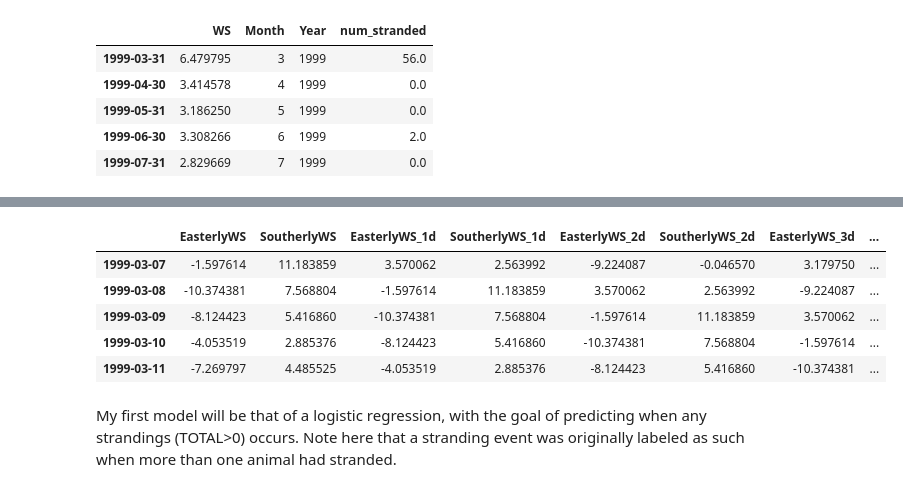
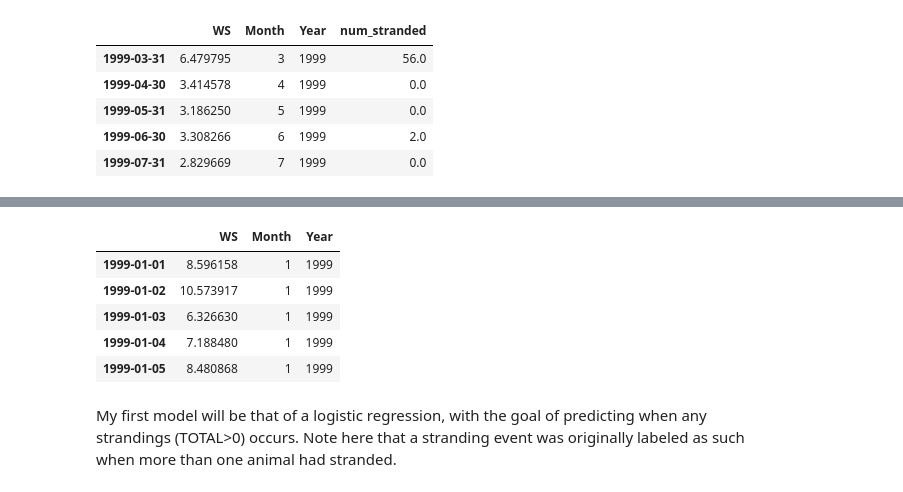
Before and after one commit to madHatter106/beaching, a Jupyter notebook: notebooks/Winds_4_Feature_Engineering_Monthly_WIND.ipynb, the cells around one changed output, grey strips where cells are left out. Saved outputs shown, nothing was run; the diff lists cells and outputs as text; code cells hidden in the pictures.

Commit message:
built additional wind-based features

```diff
--- a/notebooks/Winds_4_Feature_Engineering_Monthly_WIND.ipynb
+++ b/notebooks/Winds_4_Feature_Engineering_Monthly_WIND.ipynb
@@ -139,7 +139,7 @@ Freq: D, dtype: float64
 # %%
 strandings = pd.DataFrame(strandings, columns=['num_stranded'])
 # %%
-strand_M = strandings.resample('M').sum().to_frame()
+strand_M = strandings.resample('M').sum()
 # %%
 strand_M.rename(columns={0: 'num_stranded'}, inplace=True)
 # %%
@@ -186,14 +186,14 @@ strandings.head()
 | 1999-03-10 | 0.0 |
 | 1999-03-11 | 0.0 |
 # %%
-wind.head()
+df.head()
 # %% [output]
-|  | EasterlyWS | SoutherlyWS | EasterlyWS_1d | SoutherlyWS_1d | EasterlyWS_2d | SoutherlyWS_2d | EasterlyWS_3d | ... |
-| 1999-03-07 | -1.597614 | 11.183859 | 3.570062 | 2.563992 | -9.224087 | -0.046570 | 3.179750 | ... |
-| 1999-03-08 | -10.374381 | 7.568804 | -1.597614 | 11.183859 | 3.570062 | 2.563992 | -9.224087 | ... |
-| 1999-03-09 | -8.124423 | 5.416860 | -10.374381 | 7.568804 | -1.597614 | 11.183859 | 3.570062 | ... |
-| 1999-03-10 | -4.053519 | 2.885376 | -8.124423 | 5.416860 | -10.374381 | 7.568804 | -1.597614 | ... |
-| 1999-03-11 | -7.269797 | 4.485525 | -4.053519 | 2.885376 | -8.124423 | 5.416860 | -10.374381 | ... |
+|  | WS | Month | Year |
+| 1999-01-01 | 8.596158 | 1 | 1999 |
+| 1999-01-02 | 10.573917 | 1 | 1999 |
+| 1999-01-03 | 6.326630 | 1 | 1999 |
+| 1999-01-04 | 7.188480 | 1 | 1999 |
+| 1999-01-05 | 8.480868 | 1 | 1999 |
 # %% [markdown]
 My first model will be that of a logistic regression, with the goal of predicting when any strandings (TOTAL>0) occurs. Note here that a stranding event was originally labeled as such when more than one animal had stranded.
 # %% [markdown]
```
Also changed, not shown: parts of 17 cells of this notebook.
